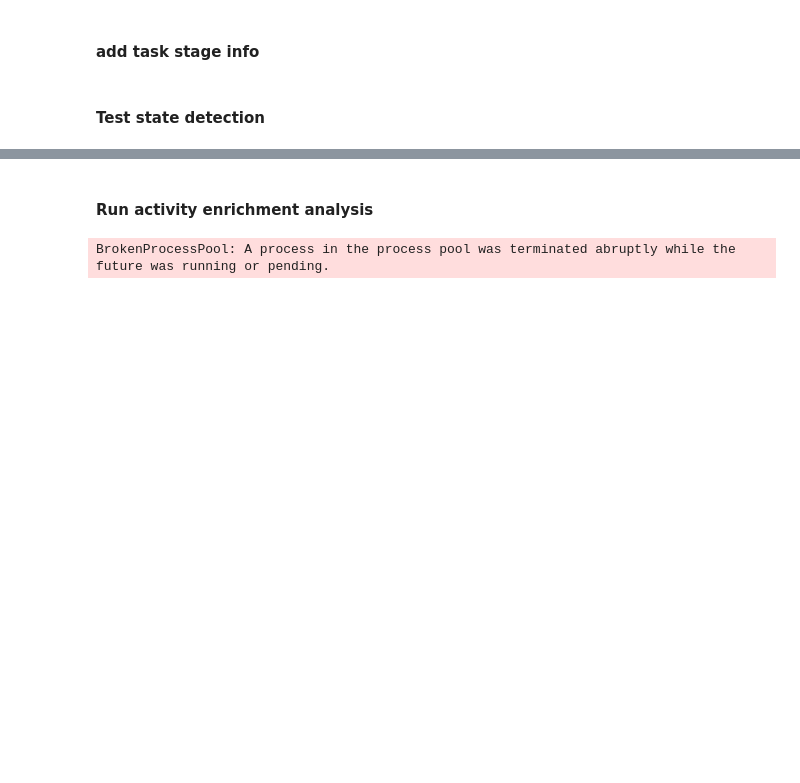
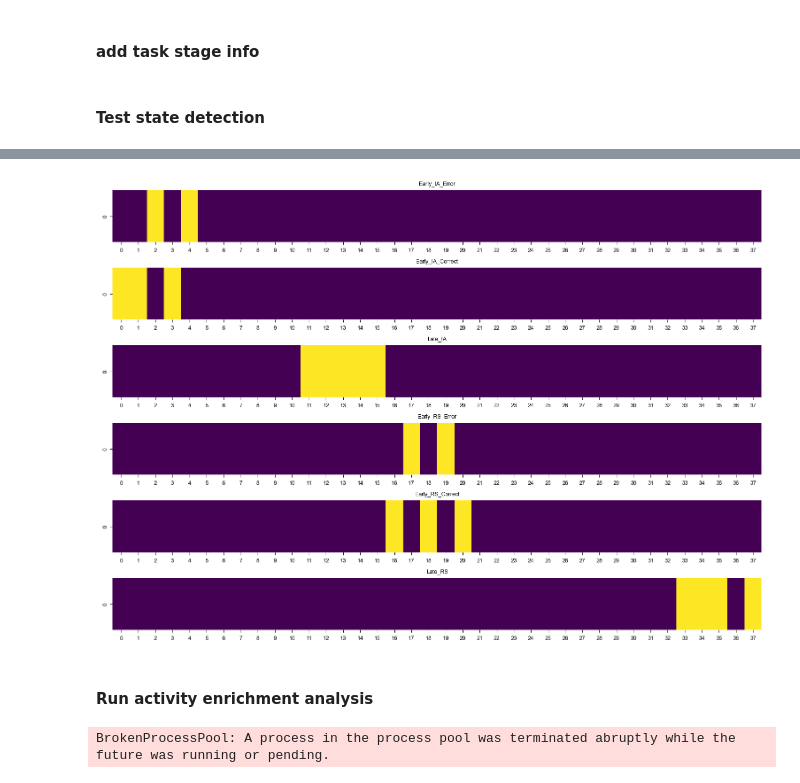
Before and after one commit to cjohnsoncruz/dlx56_mPFC_1p_SohalLab, a Jupyter notebook: code/preprocess matlab data v1.ipynb, the cells around one changed output, grey strips where cells are left out. Drawn from its saved outputs; the diff is of its cells as text; code cells hidden in the pictures; blank space fills up the shorter version.

Commit message:
add vectorized trial detection
+ added get_inRS_isError, return_trial_num_at_frame
+ added drop of pre-task frames of time-series

```diff
--- a/code/preprocess matlab data v1.ipynb
+++ b/code/preprocess matlab data v1.ipynb
@@ -596,0 +634,27 @@ _early_RS_end_index: 14
+# %%
+# 1. Transform frame label vector into trial vector
+
+labels = raster_df['labels']
+trial_num_at_frame, trial_start_index, num_trials = return_trial_num_at_frame(labels)
+raster_df.loc[:, 'trial_num'] = trial_num_at_frame
+
+print(f"num_trials reported: {num_trials}")
+print(f"Unique trial numbers BEFORE filtering: {sorted(raster_df['trial_num'].unique())}")
+print(f"Max trial number BEFORE filtering: {raster_df['trial_num'].max()}")
+
+
+# 2. Add trial number to raster_df
+# 3. drop frames that are not in a trial
+# After dropping trial_num == 0
+raster_df = raster_df[raster_df['trial_num'] > 0].copy()
+print(f"Unique trial numbers AFTER filtering: {sorted(raster_df['trial_num'].unique())}")
+print(f"Max trial number AFTER filtering: {raster_df['trial_num'].max()}")
+
+# 4. Add task stage to raster_df based off trial number at frame
+stage_dict = build_phase_masks(labels,analysis_config)
+stage_names = [k for k in stage_dict.keys() if not k.startswith('_')]
+
+#5. map trial num to stage
+trial_stage_map = get_trial_stage_map(stage_dict, stage_names, num_trials)
+raster_df.loc[:, 'task_stage'] = raster_df['trial_num'].map(trial_stage_map)
+raster_df
@@ -596,0 +745,3 @@ _early_RS_end_index: 14
+# %%
+stage_dict = build_phase_masks(labels,analysis_config)
+stage_dict
@@ -597,3 +766,18 @@ _early_RS_end_index: 14
+# %%
+def plot_task_stages(stage_dict, stage_cols, fig_size = (10, 7)):
+    # Define stage_cols from the stage_dict keys (excluding internal keys starting with '_')
+    stage_cols = [k for k in stage_dict.keys() if not k.startswith('_')]
+    # Fix variable name: use 'axes' consistently, and squeeze data to handle shape (38,1) -> (38,)
+    fig, axes = plt.subplots(len(stage_cols), 1, figsize = fig_size, layout = 'constrained')
+    for index, s in enumerate(stage_cols):
+        # Reshape to column vector for proper heatmap display
+        data =  stage_dict[s].reshape(1, -1)
+        sns.heatmap(ax = axes[index], data = data, cbar = False,  cmap = 'viridis')
+        axes[index].set_title(s)
+
+plot_task_stages(stage_dict, stage_cols)
+# %% [output]
+[figure, added]
 # %% [markdown]
 #### Run activity enrichment analysis
 # %%
```
Also changed, not shown: parts of 15 cells of this notebook.
